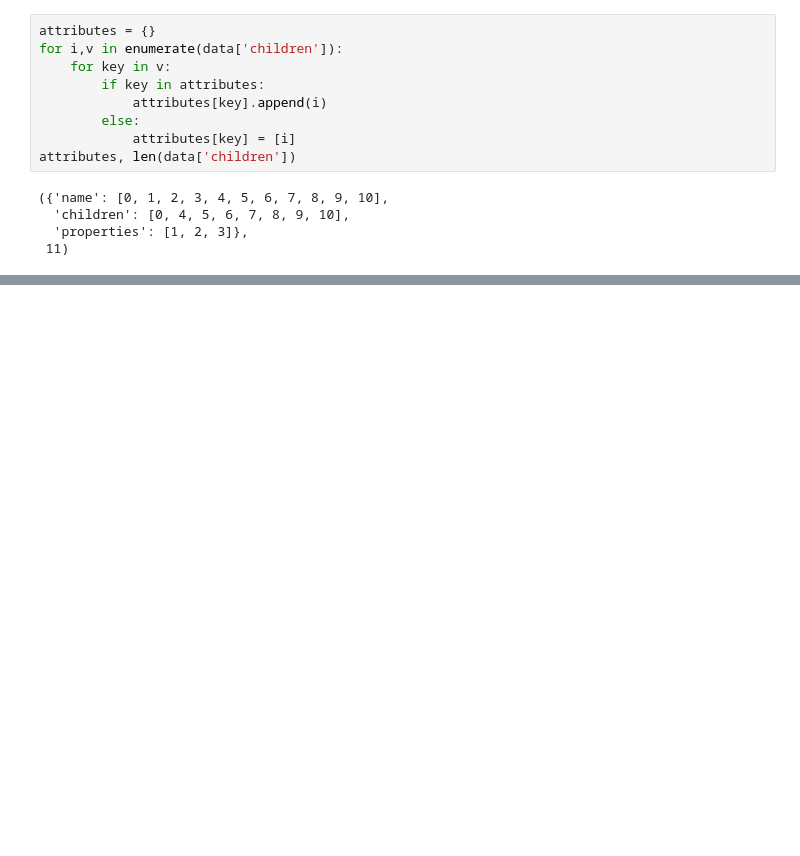
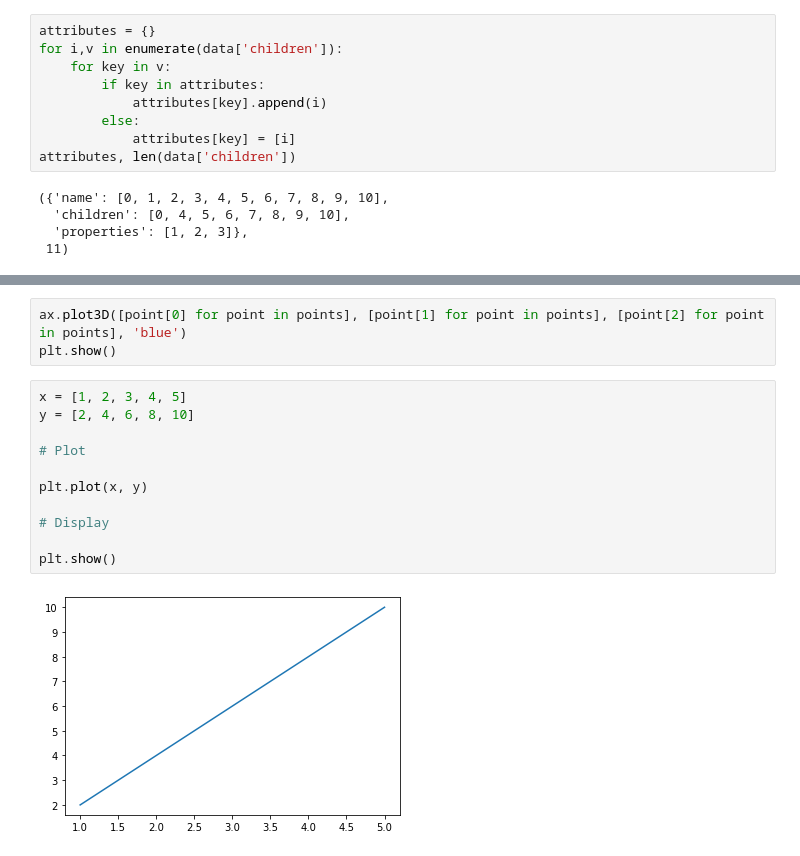
Before and after one commit to Wind-yk/FBXViewer, a Jupyter notebook: src/notebook/test.ipynb, the cells around one changed output, grey strips where cells are left out. Cells and saved outputs as stored; diff of their text form; blank space fills up the shorter version.

```diff
--- a/src/notebook/test.ipynb
+++ b/src/notebook/test.ipynb
@@ -51,0 +133,16 @@ data['children']
+# %%
+ax.plot3D([point[0] for point in points], [point[1] for point in points], [point[2] for point in points], 'blue')
+plt.show()
+# %%
+x = [1, 2, 3, 4, 5]
+y = [2, 4, 6, 8, 10]
+
+# Plot
+
+plt.plot(x, y)
+
+# Display
+
+plt.show()
+# %% [output]
+[figure, added]
```
Also changed, not shown: parts of 13 cells of this notebook, 1 other file.
